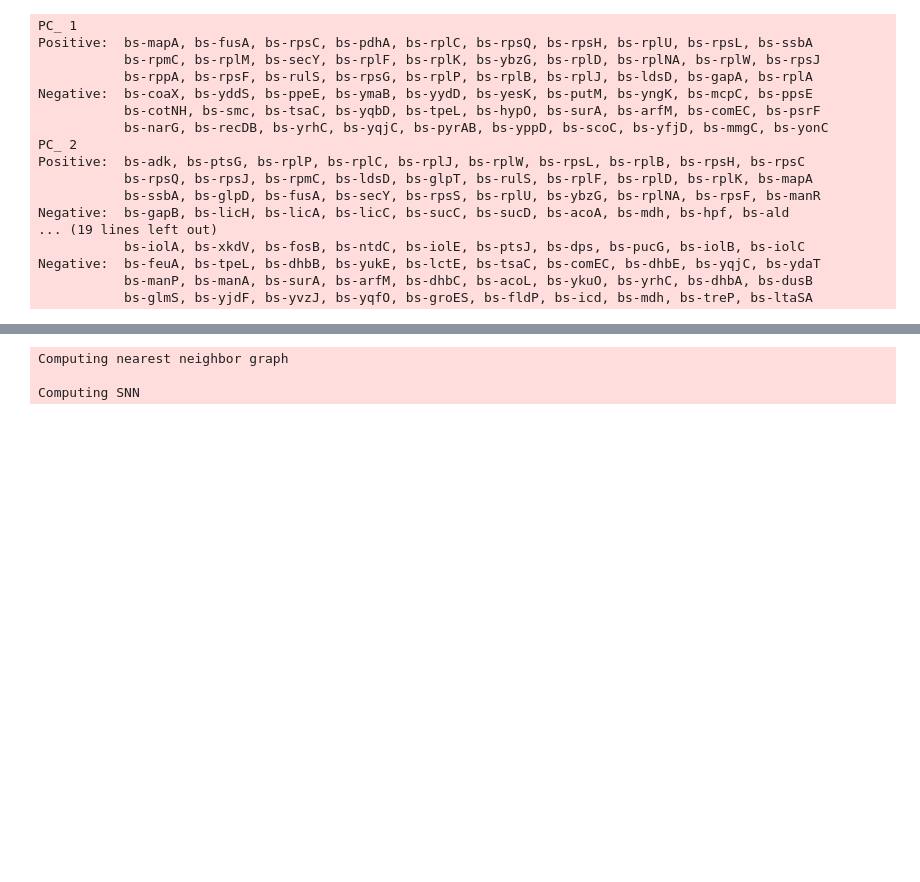
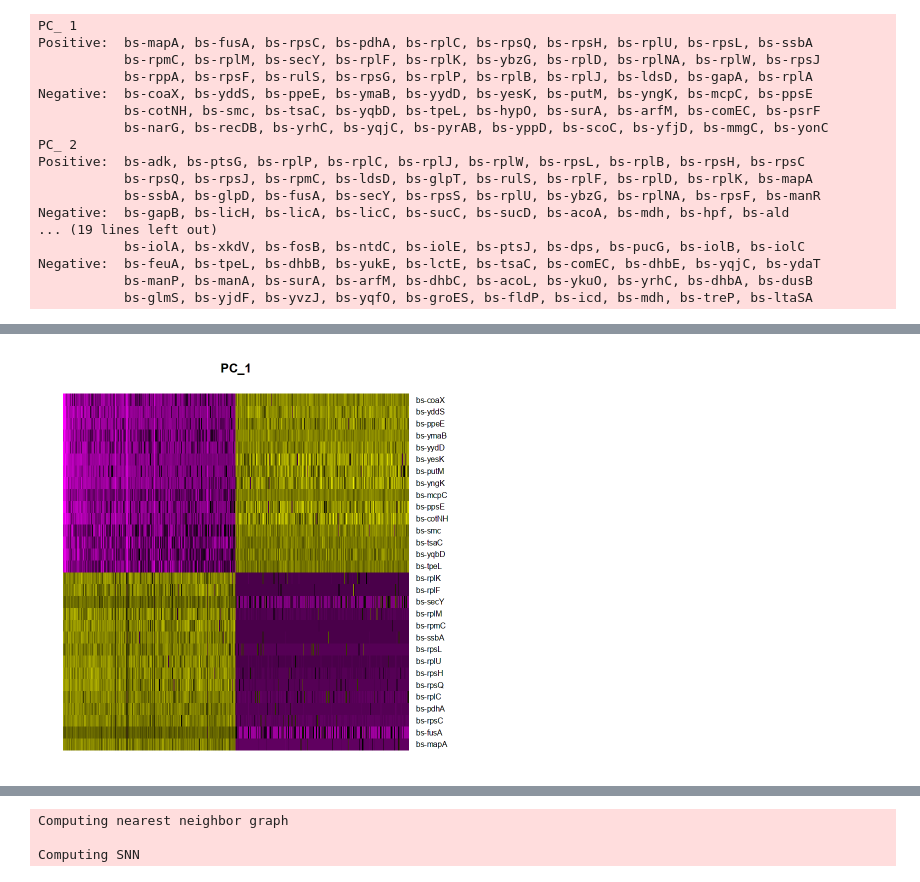
Before and after one commit to vgoupille/DOL_scRNAseq, a Jupyter notebook: 7_Article/script/script_Val/5_Normalisation_and_other.ipynb, the cells around one changed output, grey strips where cells are left out. Cells and saved outputs as stored; diff of their text form; code cells hidden in the pictures; blank space fills up the shorter version.

```diff
--- a/7_Article/script/script_Val/5_Normalisation_and_other.ipynb
+++ b/7_Article/script/script_Val/5_Normalisation_and_other.ipynb
@@ -1941,0 +1971,4 @@ Negative:  bs-feuA, bs-tpeL, bs-dhbB, bs-yukE, bs-lctE, bs-tsaC, bs-comEC, bs-dh
+# %%
+DimHeatmap(seurat_obj_f2, dims = 1, cells = 500, balanced = TRUE)
+# %% [output]
+[figure, added]
```
Also changed, not shown: parts of 7 cells of this notebook, 2 other files.
